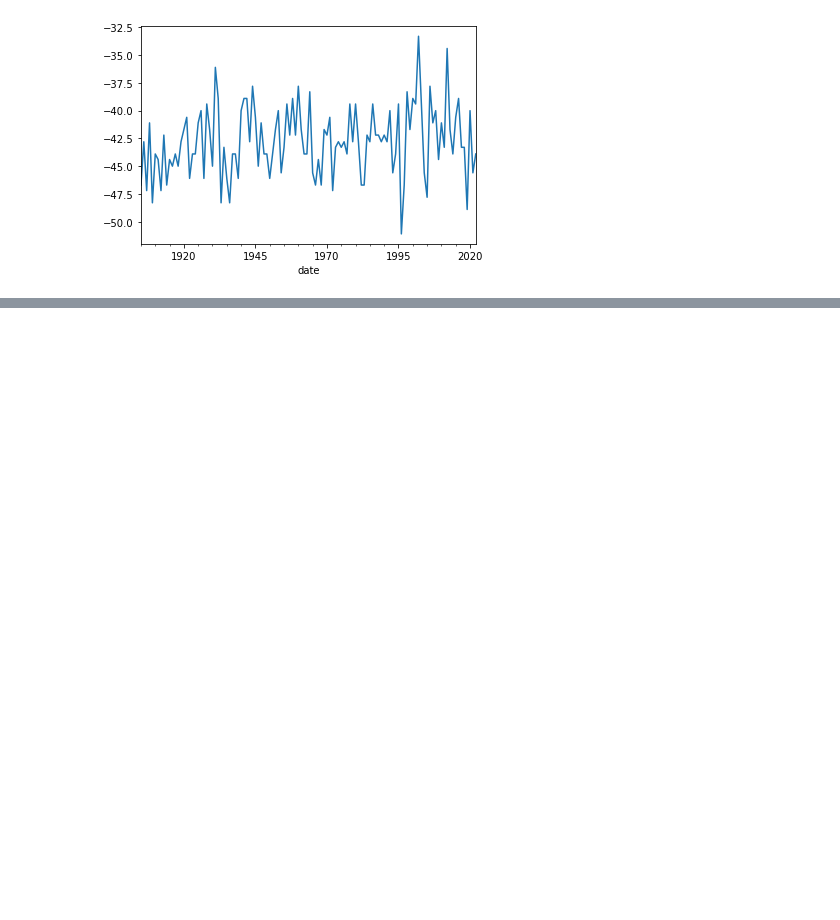
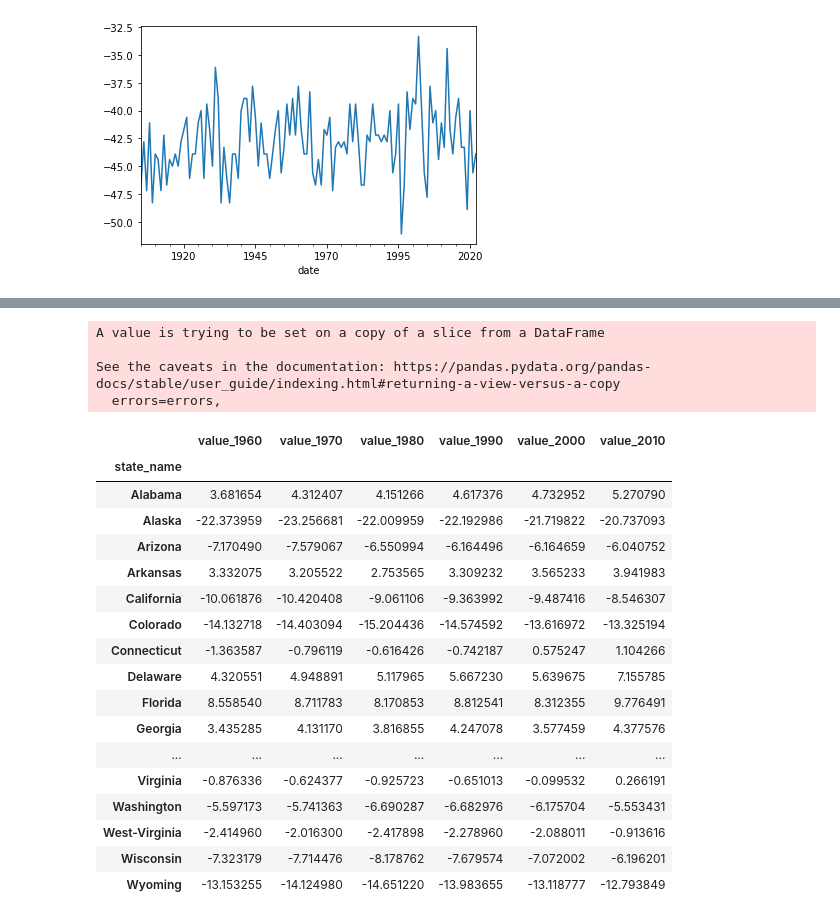
Before and after one commit to sanilveeravu/capstone_climate_project, a Jupyter notebook: data_setup/data_aggregations.ipynb, the cells around one changed output, grey strips where cells are left out. Saved outputs shown, nothing was run; the diff lists cells and outputs as text; code cells hidden in the pictures; blank space fills up the shorter version.

```diff
--- a/data_setup/data_aggregations.ipynb
+++ b/data_setup/data_aggregations.ipynb
@@ -352,0 +458,51 @@ Name: value, dtype: object
+# %%
+tmin_yearly_df_1960=tmin_agg_yearly_df[(tmin_agg_yearly_df.date>='1961-01-01') & (tmin_agg_yearly_df.date<='1970-01-01')]
+tmin_yearly_df_1960.drop(["latitude","longitude","date"],inplace=True,axis=1)
+tmin_yearly_df_1960=tmin_yearly_df_1960.groupby([tmin_yearly_df_1960.state_name]).mean()
+tmin_yearly_df_1970=tmin_agg_yearly_df[(tmin_agg_yearly_df.date>='1971-01-01') & (tmin_agg_yearly_df.date<='1980-01-01')]
+tmin_yearly_df_1970.drop(["latitude","longitude","date"],inplace=True,axis=1)
+tmin_yearly_df_1970=tmin_yearly_df_1970.groupby([tmin_yearly_df_1970.state_name]).mean()
+tmin_yearly_df_1980=tmin_agg_yearly_df[(tmin_agg_yearly_df.date>='1981-01-01') & (tmin_agg_yearly_df.date<='1990-01-01')]
+tmin_yearly_df_1980.drop(["latitude","longitude","date"],inplace=True,axis=1)
+tmin_yearly_df_1980=tmin_yearly_df_1980.groupby([tmin_yearly_df_1980.state_name]).mean()
+tmin_yearly_df_1990=tmin_agg_yearly_df[(tmin_agg_yearly_df.date>='1991-01-01') & (tmin_agg_yearly_df.date<='2000-01-01')]
+tmin_yearly_df_1990.drop(["latitude","longitude","date"],inplace=True,axis=1)
+tmin_yearly_df_1990=tmin_yearly_df_1990.groupby([tmin_yearly_df_1990.state_name]).mean()
+tmin_yearly_df_2000=tmin_agg_yearly_df[(tmin_agg_yearly_df.date>='2001-01-01') & (tmin_agg_yearly_df.date<='2010-01-01')]
+tmin_yearly_df_2000.drop(["latitude","longitude","date"],inplace=True,axis=1)
+tmin_yearly_df_2000=tmin_yearly_df_2000.groupby([tmin_yearly_df_2000.state_name]).mean()
+tmin_yearly_df_2010=tmin_agg_yearly_df[(tmin_agg_yearly_df.date>='2010-01-01') & (tmin_agg_yearly_df.date<='2020-01-01')]
+tmin_yearly_df_2010.drop(["latitude","longitude","date"],inplace=True,axis=1)
+tmin_yearly_df_2010=tmin_yearly_df_2010.groupby([tmin_yearly_df_2010.state_name]).mean()
+# %% [output]
+A value is trying to be set on a copy of a slice from a DataFrame
+
+See the caveats in the documentation: https://pandas.pydata.org/pandas-docs/stable/user_guide/indexing.html#returning-a-view-versus-a-copy
+  errors=errors,
+# %%
+tmin_avg_decade=tmin_yearly_df_1960.join(tmin_yearly_df_1970,on="state_name",how="inner",lsuffix='_1960',rsuffix='_1970')\
+                                 .join(tmin_yearly_df_1980,on="state_name",how="inner")\
+                                 .join(tmin_yearly_df_1990,on="state_name",how="inner",lsuffix='_1980',rsuffix='_1990')\
+                                 .join(tmin_yearly_df_2000,on="state_name",how="inner")\
+                                 .join(tmin_yearly_df_2010,on="state_name",how="inner",lsuffix='_2000',rsuffix='_2010')\
+
+tmin_avg_decade
+# %% [output]
+|  | value_1960 | value_1970 | value_1980 | value_1990 | value_2000 | value_2010 |
+| state_name |  |  |  |  |  |  |
+| Alabama | 3.681654 | 4.312407 | 4.151266 | 4.617376 | 4.732952 | 5.270790 |
+| Alaska | -22.373959 | -23.256681 | -22.009959 | -22.192986 | -21.719822 | -20.737093 |
+| Arizona | -7.170490 | -7.579067 | -6.550994 | -6.164496 | -6.164659 | -6.040752 |
+| Arkansas | 3.332075 | 3.205522 | 2.753565 | 3.309232 | 3.565233 | 3.941983 |
+| California | -10.061876 | -10.420408 | -9.061106 | -9.363992 | -9.487416 | -8.546307 |
+| Colorado | -14.132718 | -14.403094 | -15.204436 | -14.574592 | -13.616972 | -13.325194 |
+| Connecticut | -1.363587 | -0.796119 | -0.616426 | -0.742187 | 0.575247 | 1.104266 |
+| Delaware | 4.320551 | 4.948891 | 5.117965 | 5.667230 | 5.639675 | 7.155785 |
+| Florida | 8.558540 | 8.711783 | 8.170853 | 8.812541 | 8.312355 | 9.776491 |
+| Georgia | 3.435285 | 4.131170 | 3.816855 | 4.247078 | 3.577459 | 4.377576 |
+| ... | ... | ... | ... | ... | ... | ... |
+| Virginia | -0.876336 | -0.624377 | -0.925723 | -0.651013 | -0.099532 | 0.266191 |
+| Washington | -5.597173 | -5.741363 | -6.690287 | -6.682976 | -6.175704 | -5.553431 |
+| West-Virginia | -2.414960 | -2.016300 | -2.417898 | -2.278960 | -2.088011 | -0.913616 |
+| Wisconsin | -7.323179 | -7.714476 | -8.178762 | -7.679574 | -7.072002 | -6.196201 |
+| Wyoming | -13.153255 | -14.124980 | -14.651220 | -13.983655 | -13.118777 | -12.793849 |
```
Also changed, not shown: parts of 8 cells of this notebook, 2 other files.
